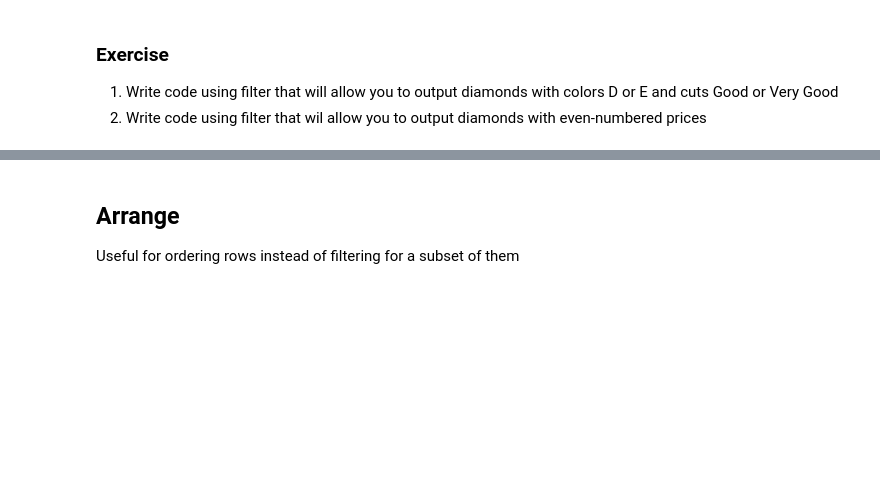
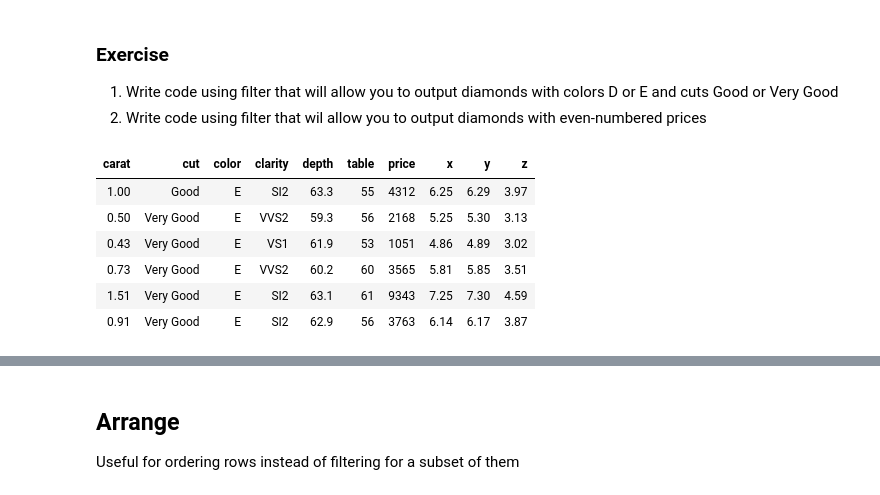
Before and after one commit to bmanzo/stats306_labs, a Jupyter notebook: lab02/stats306_lab02.ipynb, the cells around one changed output, grey strips where cells are left out. Saved outputs shown, nothing was run; the diff lists cells and outputs as text; code cells hidden in the pictures; blank space fills up the shorter version.

```diff
--- a/lab02/stats306_lab02.ipynb
+++ b/lab02/stats306_lab02.ipynb
@@ -234,3 +390,14 @@ filter(df, is.na(x) | x > 1)
 ### Exercise
 1. Write code using filter that will allow you to output diamonds with colors D or E and cuts Good or Very Good
 2. Write code using filter that wil allow you to output diamonds with even-numbered prices
+# %%
+dm1a = filter(dm, (color == 'D' | color == 'E') & (cut == 'Good' | cut == 'Very Good'))
+head(dm1a)
+# %% [output]
+| carat | cut | color | clarity | depth | table | price | x | y | z |
+| 1.00 | Good | E | SI2 | 63.3 | 55 | 4312 | 6.25 | 6.29 | 3.97 |
+| 0.50 | Very Good | E | VVS2 | 59.3 | 56 | 2168 | 5.25 | 5.30 | 3.13 |
+| 0.43 | Very Good | E | VS1 | 61.9 | 53 | 1051 | 4.86 | 4.89 | 3.02 |
+| 0.73 | Very Good | E | VVS2 | 60.2 | 60 | 3565 | 5.81 | 5.85 | 3.51 |
+| 1.51 | Very Good | E | SI2 | 63.1 | 61 | 9343 | 7.25 | 7.30 | 4.59 |
+| 0.91 | Very Good | E | SI2 | 62.9 | 56 | 3763 | 6.14 | 6.17 | 3.87 |
```
Also changed, not shown: parts of 54 cells of this notebook.
